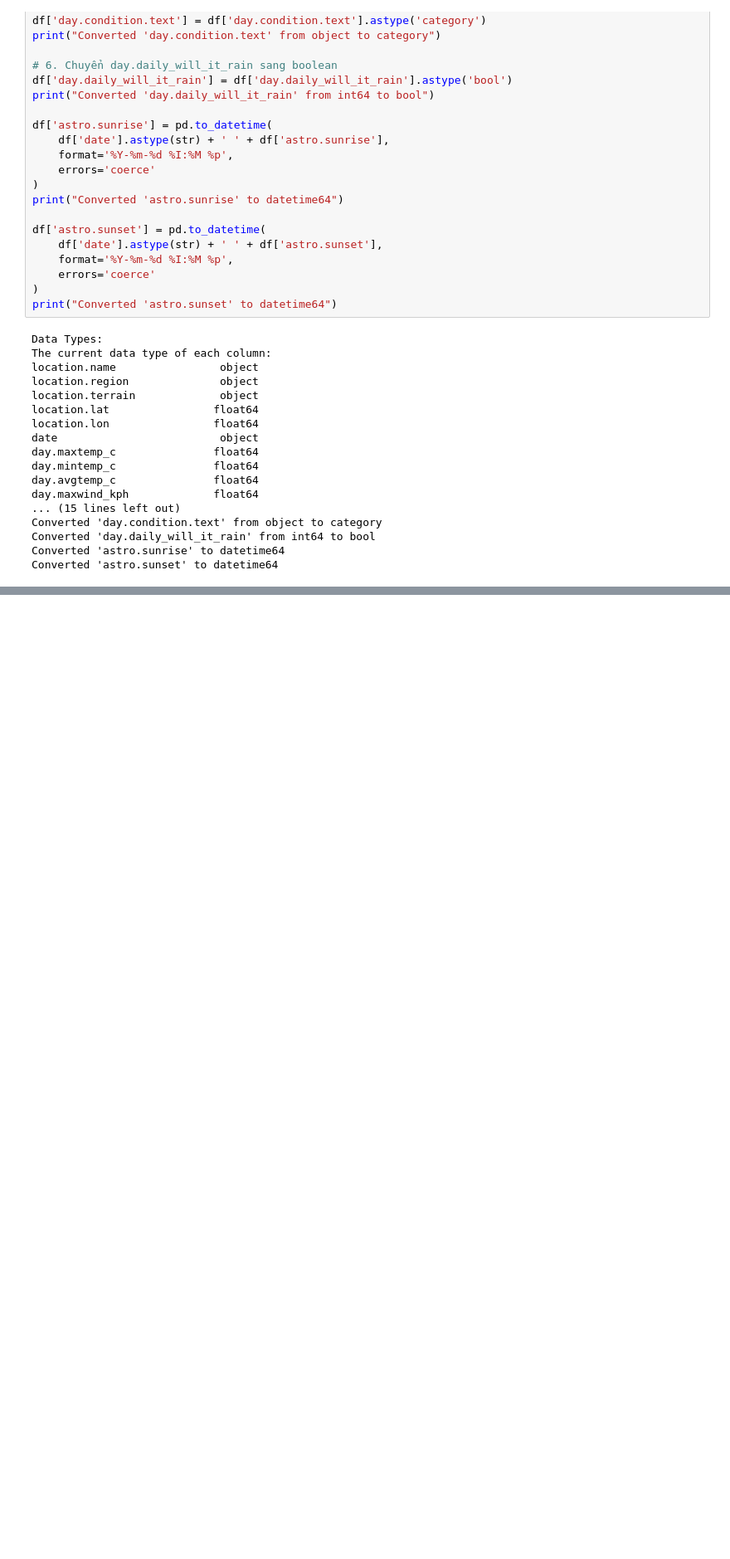
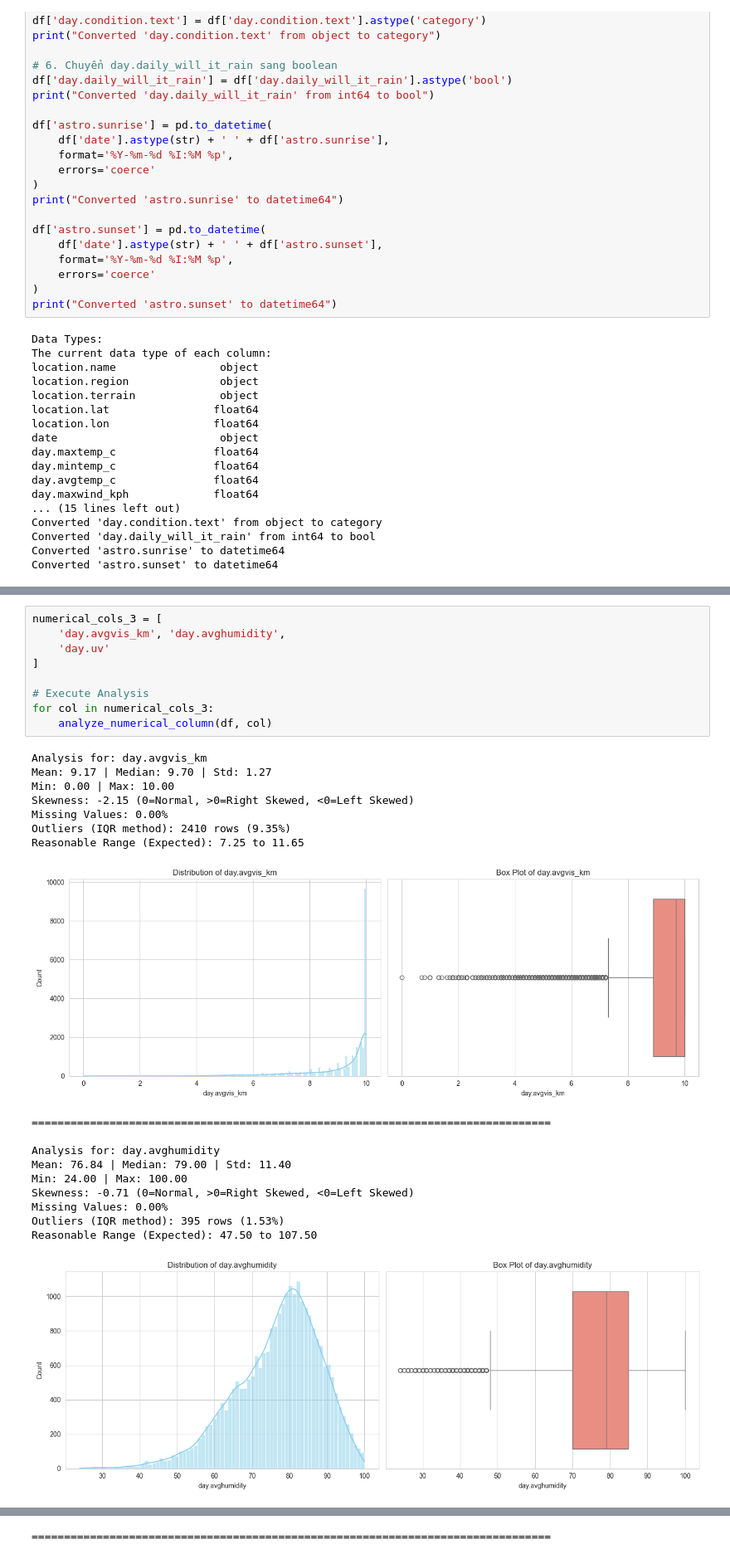
Before and after one commit to DucPhuc1/ProgrammingForDS, a Jupyter notebook: weatherVN.ipynb, the cells around one changed output, grey strips where cells are left out. Shown at 83% size. Cells and saved outputs as stored; diff of their text form; blank space fills up the shorter version.

```diff
--- a/weatherVN.ipynb
+++ b/weatherVN.ipynb
@@ -476,0 +727,28 @@ Dựa trên các vấn đề đã xác định, chúng tôi thực hiện quy tr
+# %%
+numerical_cols_3 = [
+    'day.avgvis_km', 'day.avghumidity',
+    'day.uv'
+]
+
+# Execute Analysis
+for col in numerical_cols_3:
+    analyze_numerical_column(df, col)
+# %% [output]
+Analysis for: day.avgvis_km
+Mean: 9.17 | Median: 9.70 | Std: 1.27
+Min: 0.00 | Max: 10.00
+Skewness: -2.15 (0=Normal, >0=Right Skewed, <0=Left Skewed)
+Missing Values: 0.00%
+Outliers (IQR method): 2410 rows (9.35%)
+Reasonable Range (Expected): 7.25 to 11.65
+[figure, added]
+================================================================================
+
+Analysis for: day.avghumidity
+Mean: 76.84 | Median: 79.00 | Std: 11.40
+Min: 24.00 | Max: 100.00
+Skewness: -0.71 (0=Normal, >0=Right Skewed, <0=Left Skewed)
+Missing Values: 0.00%
+Outliers (IQR method): 395 rows (1.53%)
+Reasonable Range (Expected): 47.50 to 107.50
+[figure, added]
@@ -476,0 +765 @@ Dựa trên các vấn đề đã xác định, chúng tôi thực hiện quy tr
+================================================================================
```
Also changed, not shown: parts of 22 cells of this notebook.
